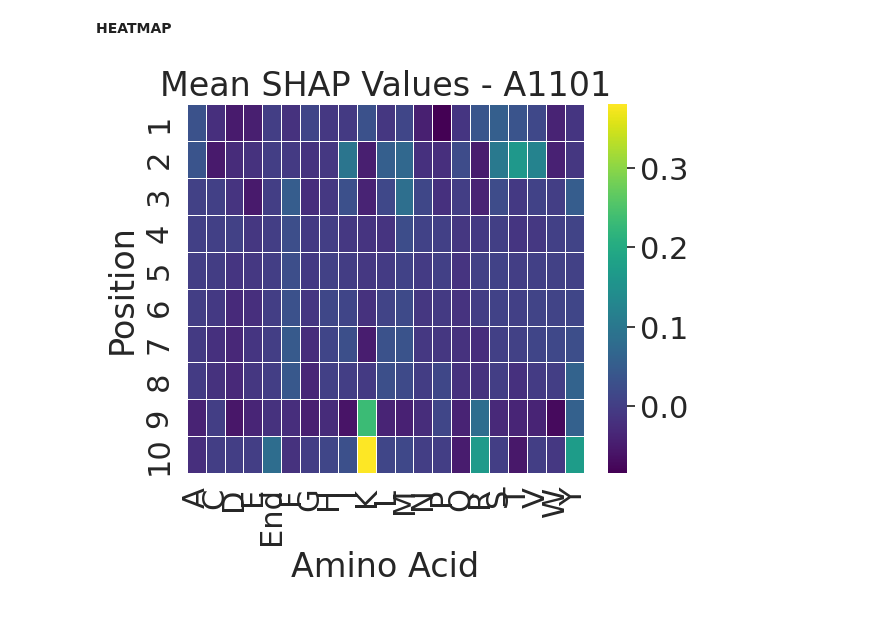
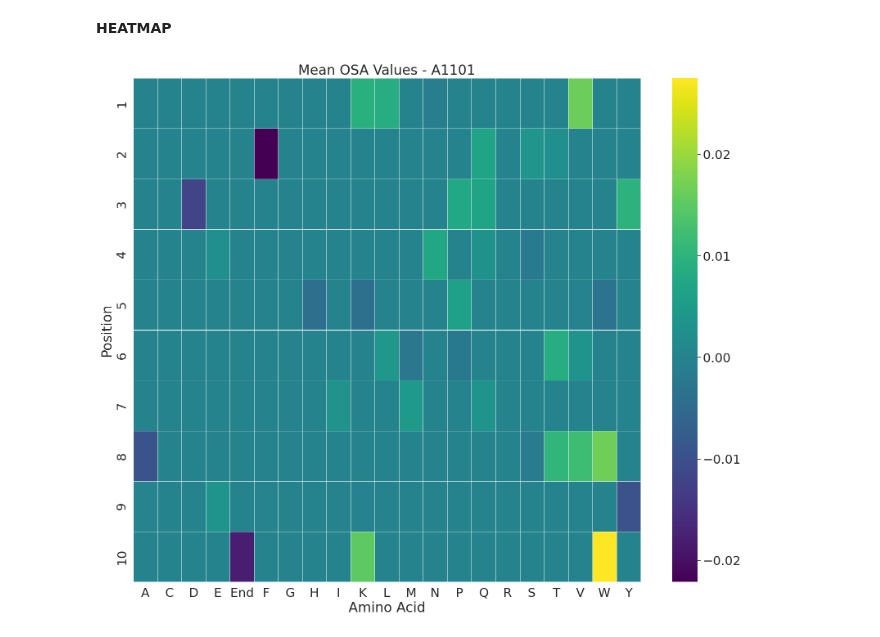
Before and after one commit to Elyy27/PoSHAP, a Jupyter notebook: IC50.ipynb, the cells around one changed output. Drawn from its saved outputs; the diff is of its cells as text; code cells hidden in the pictures.

```diff
--- a/IC50.ipynb
+++ b/IC50.ipynb
@@ -265,11 +231,11 @@ KeyboardInterrupt:
 model1 = Sequential()
 model1.add(Embedding(output_dim = 50, input_dim = 21, input_length = 10))
 
-model1.add(GRU(32, return_sequences=True))
-model1.add(Dropout(0.2810055403004359))
+model1.add(GRU(128, return_sequences=True))
+model1.add(Dropout(0.28))
 
-model1.add(GRU(32))
-model1.add(Dropout(0.18264347914316714))
+model1.add(GRU(128))
+model1.add(Dropout(0.18))
 
 model1.add(Dense(1))
 
@@ -311,3 +279,5 @@ print(model1_r2, model1_mae, model1_mse)
 # %%
 #Chọn model
 model = model1
+x_test=x_test[:5]
+print(x_test)
@@ -404,7 +400,7 @@ Wall time: 997 ms
 #Tạo mảng lưu các giá trị SHAP/LIME/OSA của 1 axit amin ở cùng 1 vị trí (pos=[1,10])
 
 #Chọn giá trị
-explain_values = shap_values
+explain_values = osa_values
 
 aa = []
 i = 0
@@ -416,7 +412,7 @@ i=0
 while i < len(x_test):
     j = 0
     while j < len(x_test[i]):
-        aa[j][int(x_test[i][j])].append(explain_values[0][i][j])
+        aa[j][int(x_test[i][j])].append(explain_values[i][j])
         j+=1
     i+=1
 
@@ -438,14 +434,14 @@ heatmap = np.array(heatmap)
 # %%
 plt.figure()
 x_axis_labels = ['A','C','D','E','End','F','G','H','I','K','L','M','N','P','Q','R','S','T','V','W','Y'] # labels for x-axis
 y_axis_labels = ['1','2','3','4','5','6','7','8','9','10']
 sns.set(font_scale = 2)
 
 rcParams['figure.figsize'] = 20,16
 ax = sns.heatmap(heatmap,xticklabels=x_axis_labels, yticklabels=y_axis_labels,linewidths=.5,  cmap="viridis")
 
-ax.set(xlabel='Amino Acid', ylabel='Position', title='Mean SHAP Values - A1101')
+ax.set(xlabel='Amino Acid', ylabel='Position', title='Mean OSA Values - A1101')
 ax.figure.savefig('A1101.png')
 plt.show()
 # %% [output]
-[figure, old version]
+[figure, new version]
```
Also changed, not shown: parts of 11 cells of this notebook.
